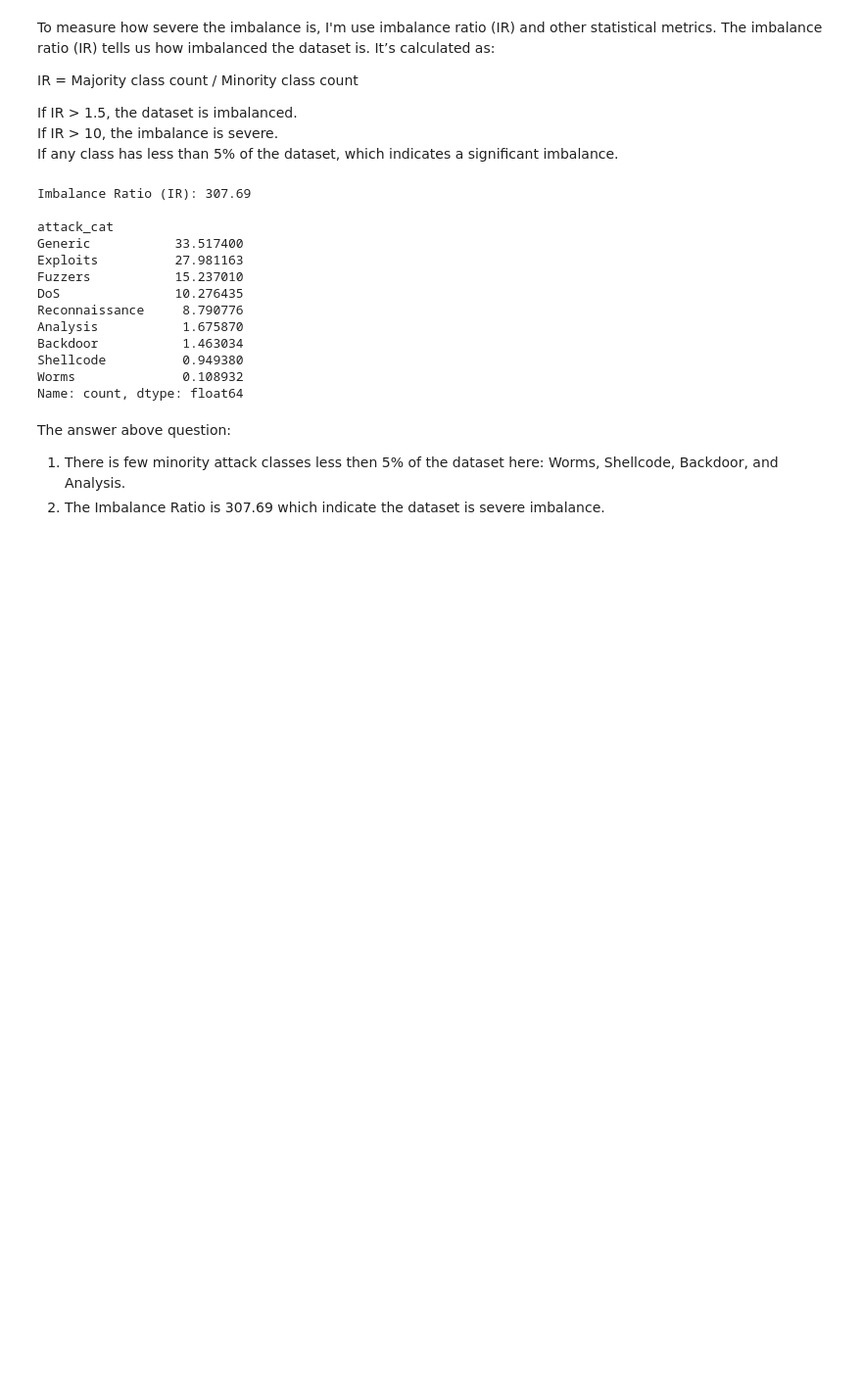
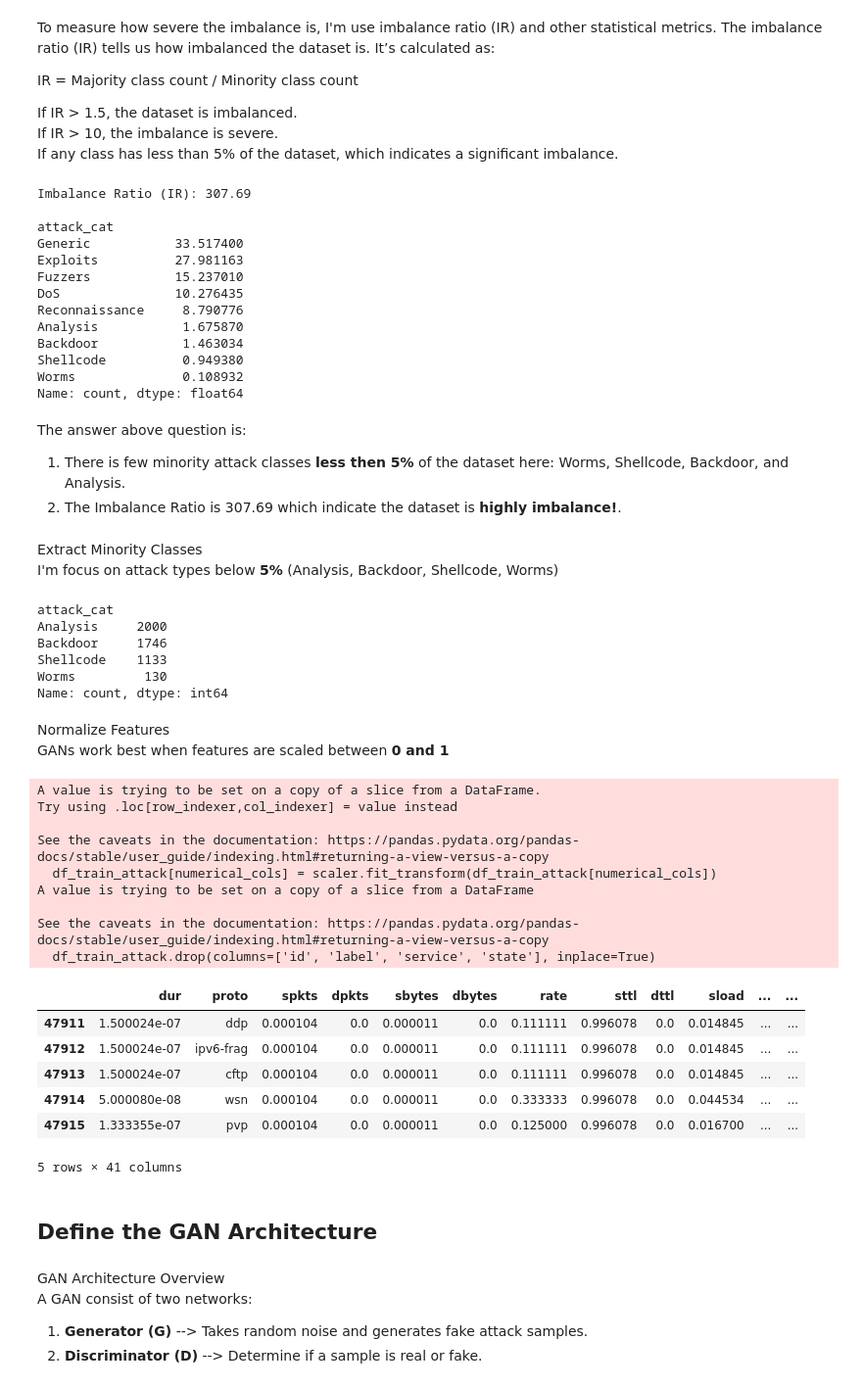
Before and after one commit to rajasa13/SimpleGAN, a Jupyter notebook: simpleGAN.ipynb, the cells around one changed output. Shown: that part at 98% size. Cells and saved outputs as stored; diff of their text form; code cells hidden in the pictures; blank space fills up the shorter version.

Commit message:
add define, training, generate

```diff
--- a/simpleGAN.ipynb
+++ b/simpleGAN.ipynb
@@ -126,6 +131,63 @@ Shellcode          0.949380
 Worms              0.108932
 Name: count, dtype: float64
 # %% [markdown]
-The answer above question:
-1. There is few minority attack classes less then 5% of the dataset here: Worms, Shellcode, Backdoor, and Analysis.
-2. The Imbalance Ratio is 307.69 which indicate the dataset is severe imbalance.
+The answer above question is:
+1. There is few minority attack classes **less then 5%** of the dataset here: Worms, Shellcode, Backdoor, and Analysis.
+2. The Imbalance Ratio is 307.69 which indicate the dataset is **highly imbalance!**.
+# %% [markdown]
+Extract Minority Classes
+I'm focus on attack types below **5%** (Analysis, Backdoor, Shellcode, Worms)
+# %%
+# Define the minority classes
+minority_classes = ['Analysis', 'Backdoor', 'Shellcode', 'Worms']
+
+# Extract samples of minority classes
+minority_df = df_train_attack[df_train_attack['attack_cat'].isin(minority_classes)]
+print(minority_df['attack_cat'].value_counts())
+# %% [output]
+attack_cat
+Analysis     2000
+Backdoor     1746
+Shellcode    1133
+Worms         130
+Name: count, dtype: int64
+# %% [markdown]
+Normalize Features
+GANs work best when features are scaled between **0 and 1**
+# %%
+# Select only numerical features
+numerical_cols = df_train_attack.select_dtypes(include=['float64', 'int64']).columns
+
+# Apply MinMaxScalar to normalize the numerical features
+scaler = MinMaxScaler()
+df_train_attack[numerical_cols] = scaler.fit_transform(df_train_attack[numerical_cols])
+
+# Drop the label column
+df_train_attack.drop(columns=['id', 'label', 'service', 'state'], inplace=True)
+
+# Display the first 5 rows
+df_train_attack.head()
+# %% [output]
+A value is trying to be set on a copy of a slice from a DataFrame.
+Try using .loc[row_indexer,col_indexer] = value instead
+
+See the caveats in the documentation: https://pandas.pydata.org/pandas-docs/stable/user_guide/indexing.html#returning-a-view-versus-a-copy
+  df_train_attack[numerical_cols] = scaler.fit_transform(df_train_attack[numerical_cols])
+A value is trying to be set on a copy of a slice from a DataFrame
+
+See the caveats in the documentation: https://pandas.pydata.org/pandas-docs/stable/user_guide/indexing.html#returning-a-view-versus-a-copy
+  df_train_attack.drop(columns=['id', 'label', 'service', 'state'], inplace=True)
+|  | dur | proto | spkts | dpkts | sbytes | dbytes | rate | sttl | dttl | sload | ... | ... |
+| 47911 | 1.500024e-07 | ddp | 0.000104 | 0.0 | 0.000011 | 0.0 | 0.111111 | 0.996078 | 0.0 | 0.014845 | ... | ... |
+| 47912 | 1.500024e-07 | ipv6-frag | 0.000104 | 0.0 | 0.000011 | 0.0 | 0.111111 | 0.996078 | 0.0 | 0.014845 | ... | ... |
+| 47913 | 1.500024e-07 | cftp | 0.000104 | 0.0 | 0.000011 | 0.0 | 0.111111 | 0.996078 | 0.0 | 0.014845 | ... | ... |
+| 47914 | 5.000080e-08 | wsn | 0.000104 | 0.0 | 0.000011 | 0.0 | 0.333333 | 0.996078 | 0.0 | 0.044534 | ... | ... |
+| 47915 | 1.333355e-07 | pvp | 0.000104 | 0.0 | 0.000011 | 0.0 | 0.125000 | 0.996078 | 0.0 | 0.016700 | ... | ... |
+5 rows × 41 columns
+# %% [markdown]
+## Define the GAN Architecture
+# %% [markdown]
+GAN Architecture Overview
+A GAN consist of two networks:
+1. **Generator (G)** --> Takes random noise and generates fake attack samples.
+2. **Discriminator (D)** --> Determine if a sample is real or fake.
```
Also changed, not shown: parts of 18 cells of this notebook.
